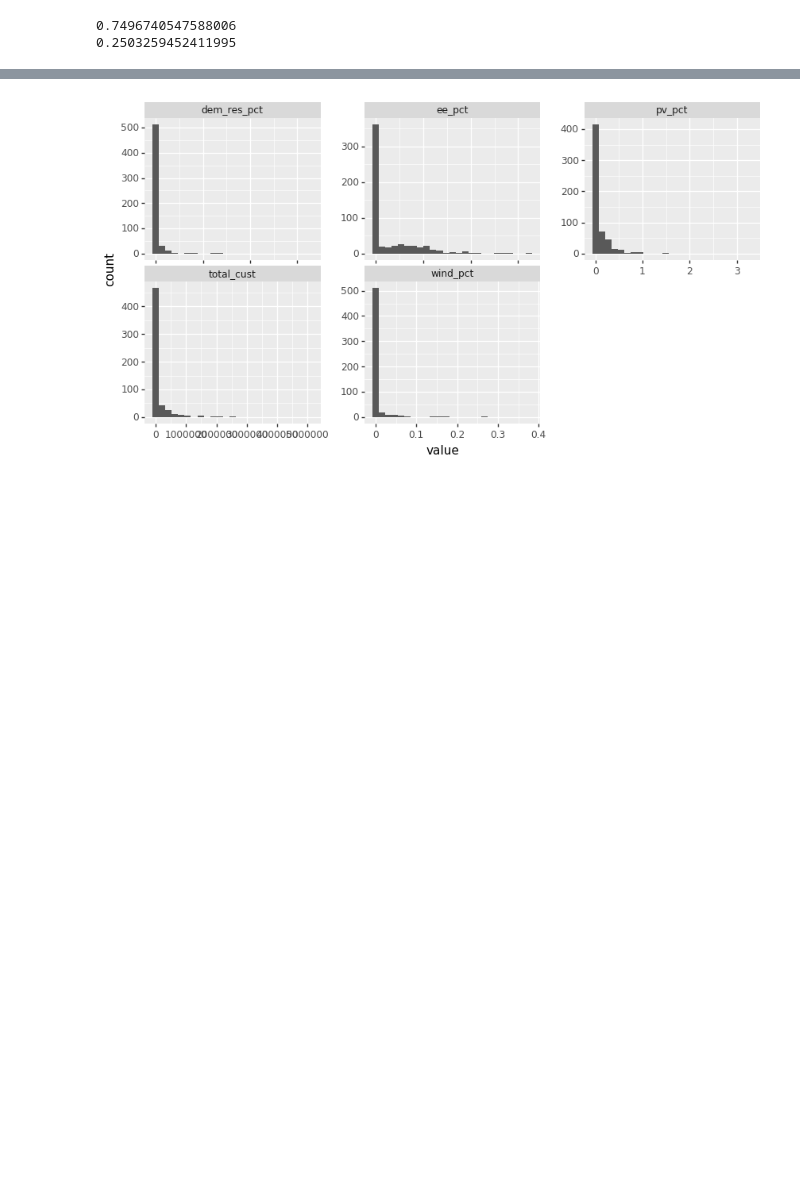
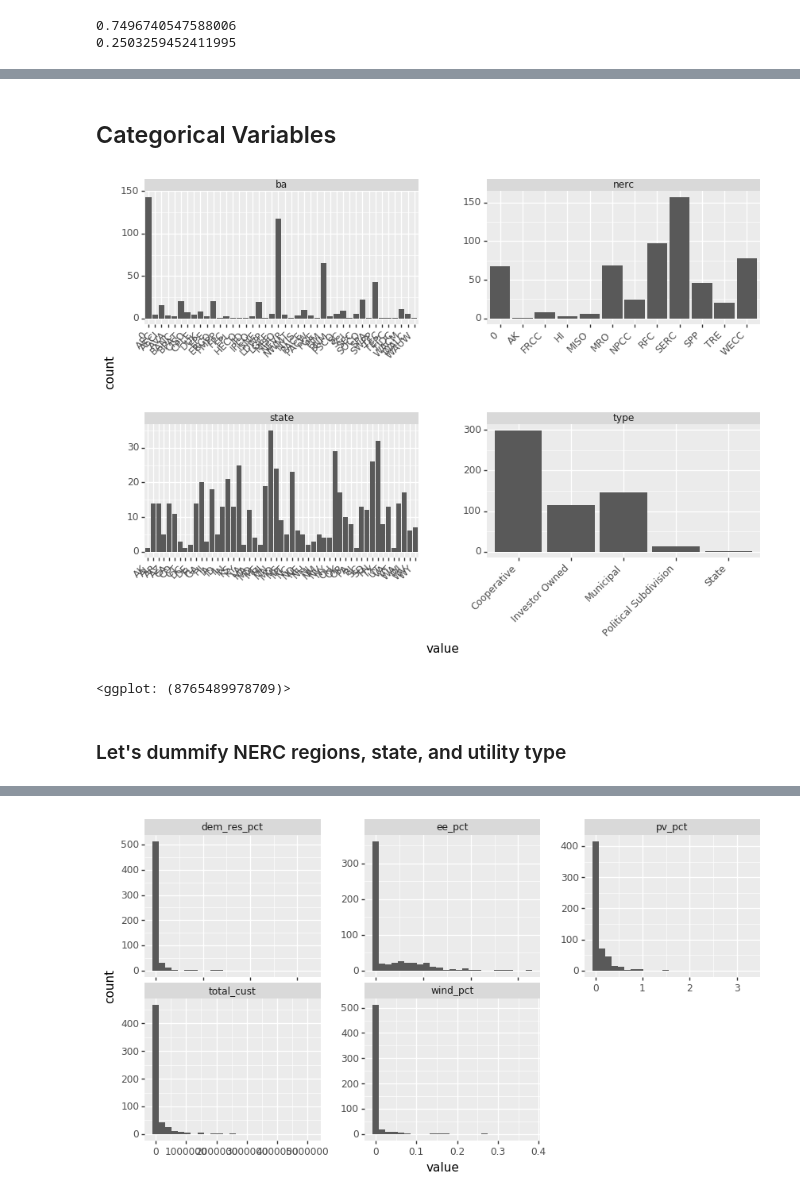
Before and after one commit to gloriadli/DS1_Final_Project, a Jupyter notebook: Data-Modelling.ipynb, the cells around one changed output, grey strips where cells are left out. Saved outputs shown, nothing was run; the diff lists cells and outputs as text; code cells hidden in the pictures; blank space fills up the shorter version.

```diff
--- a/Data-Modelling.ipynb
+++ b/Data-Modelling.ipynb
@@ -217,0 +171,20 @@ pd.DataFrame({
+# %% [markdown]
+## Categorical Variables
+# %%
+# plot distributions of categorical variables
+df_cat = train_X.select_dtypes(include="category").melt()
+
+(
+    ggplot(df_cat,aes(x="value")) +
+    geom_bar() +
+    facet_wrap("variable",scales='free') +
+    theme(figure_size=(10,6),
+          subplots_adjust={'wspace':0.25,
+                           'hspace':0.75},
+         axis_text_x=element_text(rotation=45, hjust=1))
+)
+# %% [output]
+[figure, added]
+<ggplot: (8765489978709)>
+# %% [markdown]
+### Let's dummify NERC regions, state, and utility type
```
Also changed, not shown: parts of 112 cells of this notebook, 2 other files.
